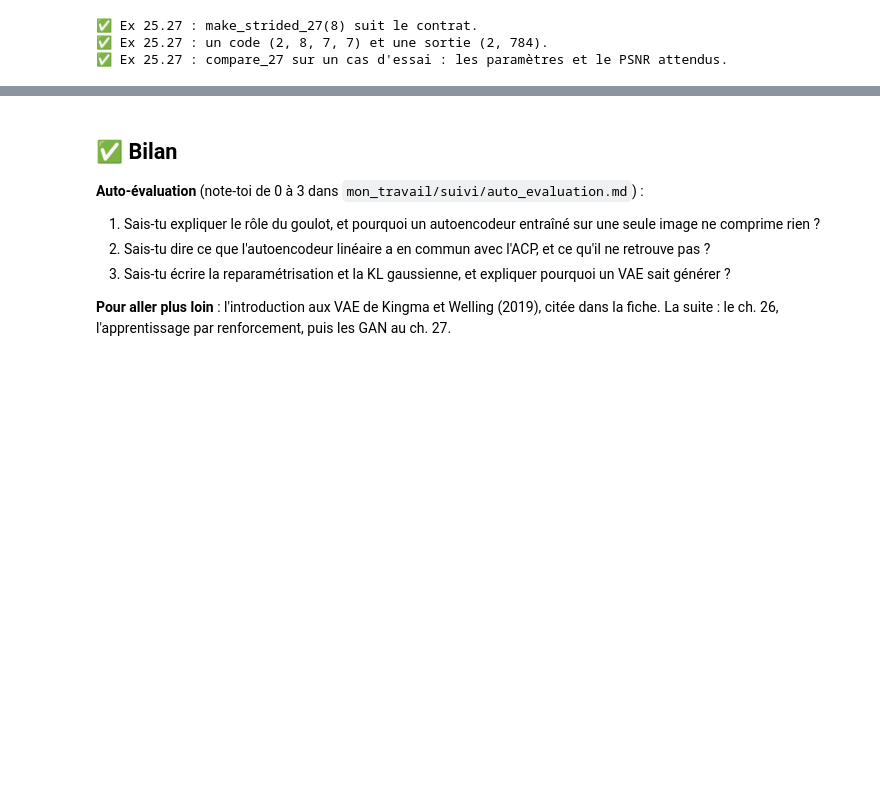
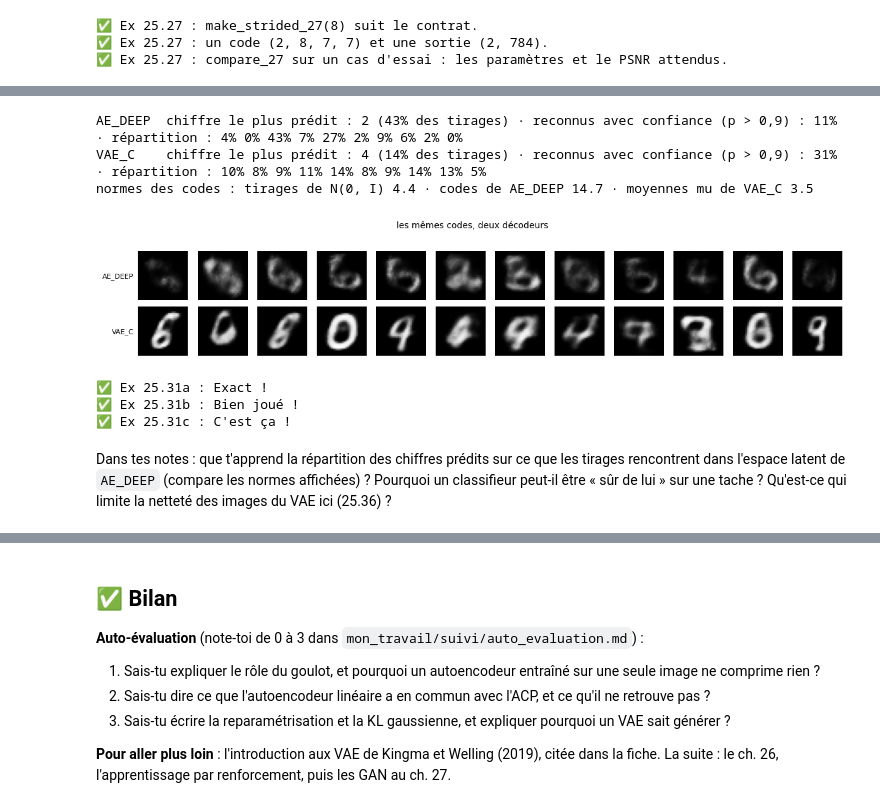
Before and after one commit to cemah2/workbookIA, a Jupyter notebook: chapitres/ch25_autoencodeurs/05_solutions.ipynb, the cells around one changed output, grey strips where cells are left out. Saved outputs shown, nothing was run; the diff lists cells and outputs as text; code cells hidden in the pictures; blank space fills up the shorter version.

```diff
--- a/chapitres/ch25_autoencodeurs/05_solutions.ipynb
+++ b/chapitres/ch25_autoencodeurs/05_solutions.ipynb
@@ -2141,0 +2526,2 @@ convolutions à pas              28,353 paramètres ·  2.92 s par epoch · PSNR
+# %%
+ae_top_31, vae_top_31, vae_conf_31 = True, False, False
@@ -2141,0 +2539,29 @@ convolutions à pas              28,353 paramètres ·  2.92 s par epoch · PSNR
+# %%
+if any(answer is ... or answer is None for answer in [ae_top_31, vae_top_31, vae_conf_31]):
+    print("⏳ Ex 25.31 : écris d'abord tes trois prédictions dans la cellule précédente.")
+else:
+    with checked("25.31"):
+        images_31 = {"AE_DEEP": decode(AE_DEEP, Z_31), "VAE_C": vae_images(VAE_C, Z_31)}
+        for name_31, imgs_31 in images_31.items():
+            pred_31, conf_31 = classify_31(imgs_31)
+            counts_31 = np.bincount(pred_31, minlength=10) / len(pred_31)
+            print(f"{name_31:8s} chiffre le plus prédit : {counts_31.argmax()} ({counts_31.max():.0%} des tirages) · "
+                  f"reconnus avec confiance (p > 0,9) : {np.mean(conf_31 > 0.9):.0%} · répartition : "
+                  + " ".join(f"{c:.0%}" for c in counts_31))
+        codes_ae_31 = encode(AE_DEEP, XM_TEST)
+        print(f"normes des codes : tirages de N(0, I) {np.linalg.norm(Z_31, axis=1).mean():.1f} · codes de AE_DEEP "
+              f"{np.linalg.norm(codes_ae_31, axis=1).mean():.1f} · moyennes mu de VAE_C {np.linalg.norm(encode_mu(VAE_C, XM_TEST), axis=1).mean():.1f}")
+        show_rows([images_31["AE_DEEP"][:12], images_31["VAE_C"][:12]], ["AE_DEEP", "VAE_C"], "les mêmes codes, deux décodeurs")
+    wb.check("25.31a", ae_top_31)
+    wb.check("25.31b", vae_top_31)
+    wb.check("25.31c", vae_conf_31)
+# %% [output]
+AE_DEEP  chiffre le plus prédit : 2 (43% des tirages) · reconnus avec confiance (p > 0,9) : 11% · répartition : 4% 0% 43% 7% 27% 2% 9% 6% 2% 0%
+VAE_C    chiffre le plus prédit : 4 (14% des tirages) · reconnus avec confiance (p > 0,9) : 31% · répartition : 10% 8% 9% 11% 14% 8% 9% 14% 13% 5%
+normes des codes : tirages de N(0, I) 4.4 · codes de AE_DEEP 14.7 · moyennes mu de VAE_C 3.5
+[figure, added]
+✅ Ex 25.31a : Exact !
+✅ Ex 25.31b : Bien joué !
+✅ Ex 25.31c : C'est ça !
+# %% [markdown]
+Dans tes notes : que t'apprend la répartition des chiffres prédits sur ce que les tirages rencontrent dans l'espace latent de `AE_DEEP` (compare les normes affichées) ? Pourquoi un classifieur peut-il être « sûr de lui » sur une tache ? Qu'est-ce qui limite la netteté des images du VAE ici (25.36) ?
```
Also changed, not shown: parts of 55 cells of this notebook.
